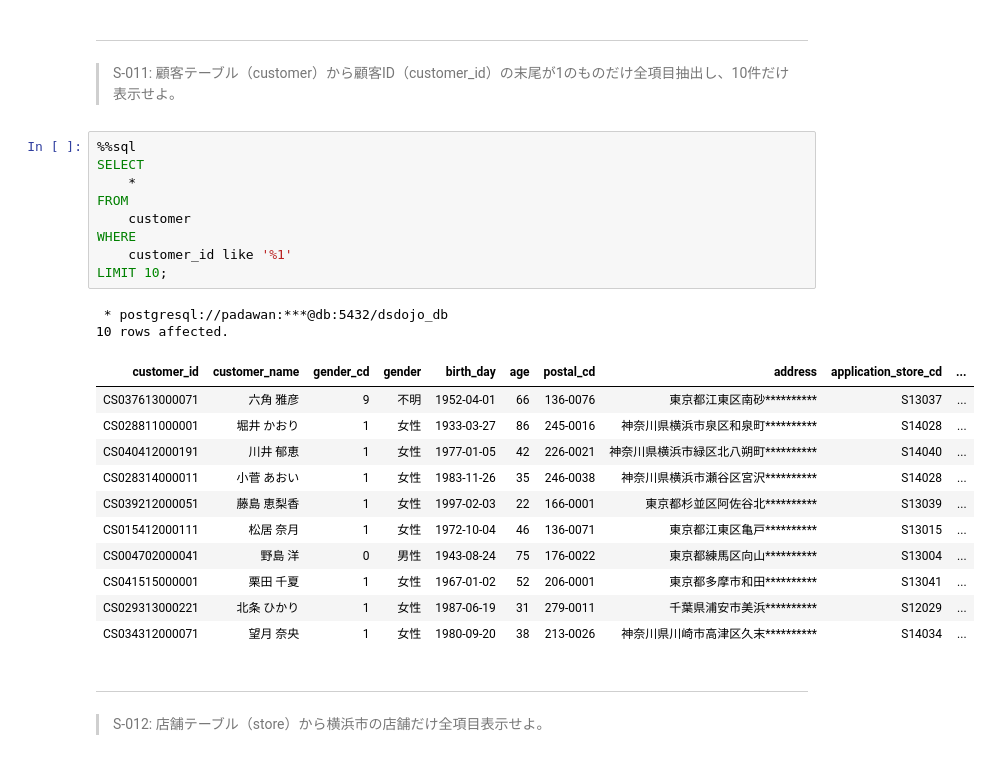
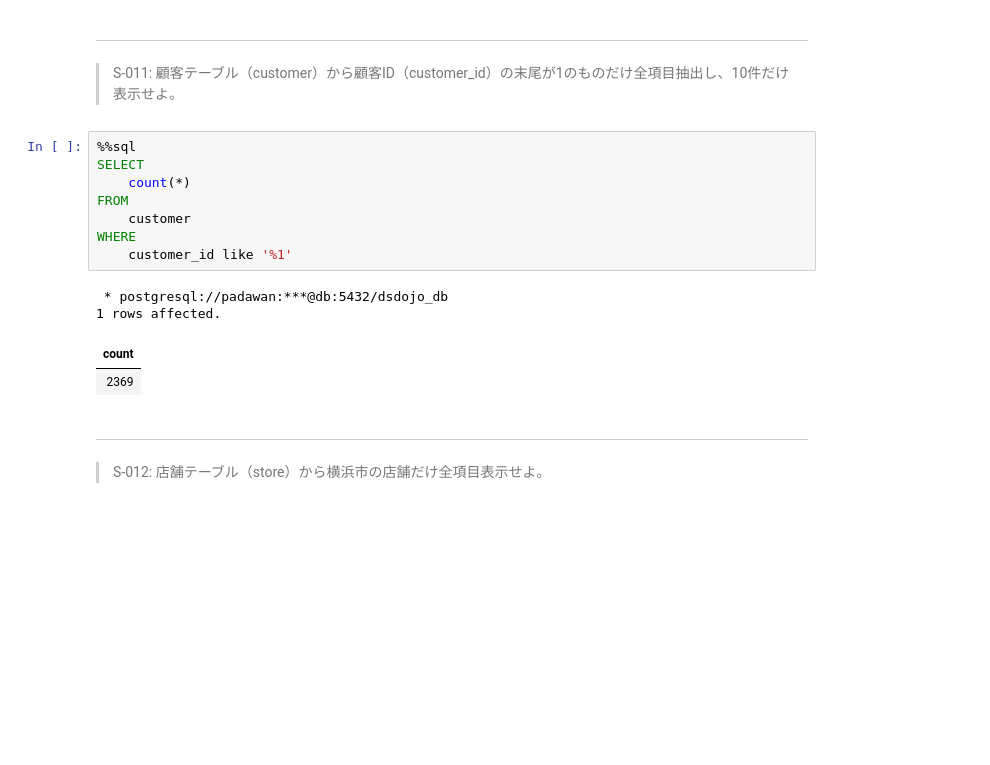
Before and after one commit to ryo1993-git/100knocks-preprocess, a Jupyter notebook: docker/work/preprocess_knock_SQL.ipynb, the cells around one changed output. Saved outputs shown, nothing was run; the diff lists cells and outputs as text; blank space fills up the shorter version.

```diff
--- a/docker/work/preprocess_knock_SQL.ipynb
+++ b/docker/work/preprocess_knock_SQL.ipynb
@@ -315,26 +313,16 @@ LIMIT 10;
 # %%
 %%sql
 SELECT
-    *
+    count(*)
 FROM
     customer
 WHERE
     customer_id like '%1'
-LIMIT 10;
 # %% [output]
  * postgresql://padawan:***@db:5432/dsdojo_db
-10 rows affected.
+1 rows affected.
-| customer_id | customer_name | gender_cd | gender | birth_day | age | postal_cd | address | application_store_cd | ... |
-| CS037613000071 | 六角 雅彦 | 9 | 不明 | 1952-04-01 | 66 | 136-0076 | 東京都江東区南砂********** | S13037 | ... |
-| CS028811000001 | 堀井 かおり | 1 | 女性 | 1933-03-27 | 86 | 245-0016 | 神奈川県横浜市泉区和泉町********** | S14028 | ... |
-| CS040412000191 | 川井 郁恵 | 1 | 女性 | 1977-01-05 | 42 | 226-0021 | 神奈川県横浜市緑区北八朔町********** | S14040 | ... |
-| CS028314000011 | 小菅 あおい | 1 | 女性 | 1983-11-26 | 35 | 246-0038 | 神奈川県横浜市瀬谷区宮沢********** | S14028 | ... |
-| CS039212000051 | 藤島 恵梨香 | 1 | 女性 | 1997-02-03 | 22 | 166-0001 | 東京都杉並区阿佐谷北********** | S13039 | ... |
-| CS015412000111 | 松居 奈月 | 1 | 女性 | 1972-10-04 | 46 | 136-0071 | 東京都江東区亀戸********** | S13015 | ... |
-| CS004702000041 | 野島 洋 | 0 | 男性 | 1943-08-24 | 75 | 176-0022 | 東京都練馬区向山********** | S13004 | ... |
-| CS041515000001 | 栗田 千夏 | 1 | 女性 | 1967-01-02 | 52 | 206-0001 | 東京都多摩市和田********** | S13041 | ... |
-| CS029313000221 | 北条 ひかり | 1 | 女性 | 1987-06-19 | 31 | 279-0011 | 千葉県浦安市美浜********** | S12029 | ... |
-| CS034312000071 | 望月 奈央 | 1 | 女性 | 1980-09-20 | 38 | 213-0026 | 神奈川県川崎市高津区久末********** | S14034 | ... |
+| count |
+| 2369 |
 # %% [markdown]
 ---
 > S-012: 店舗テーブル（store）から横浜市の店舗だけ全項目表示せよ。
```
Also changed, not shown: parts of 1 cell of this notebook.
